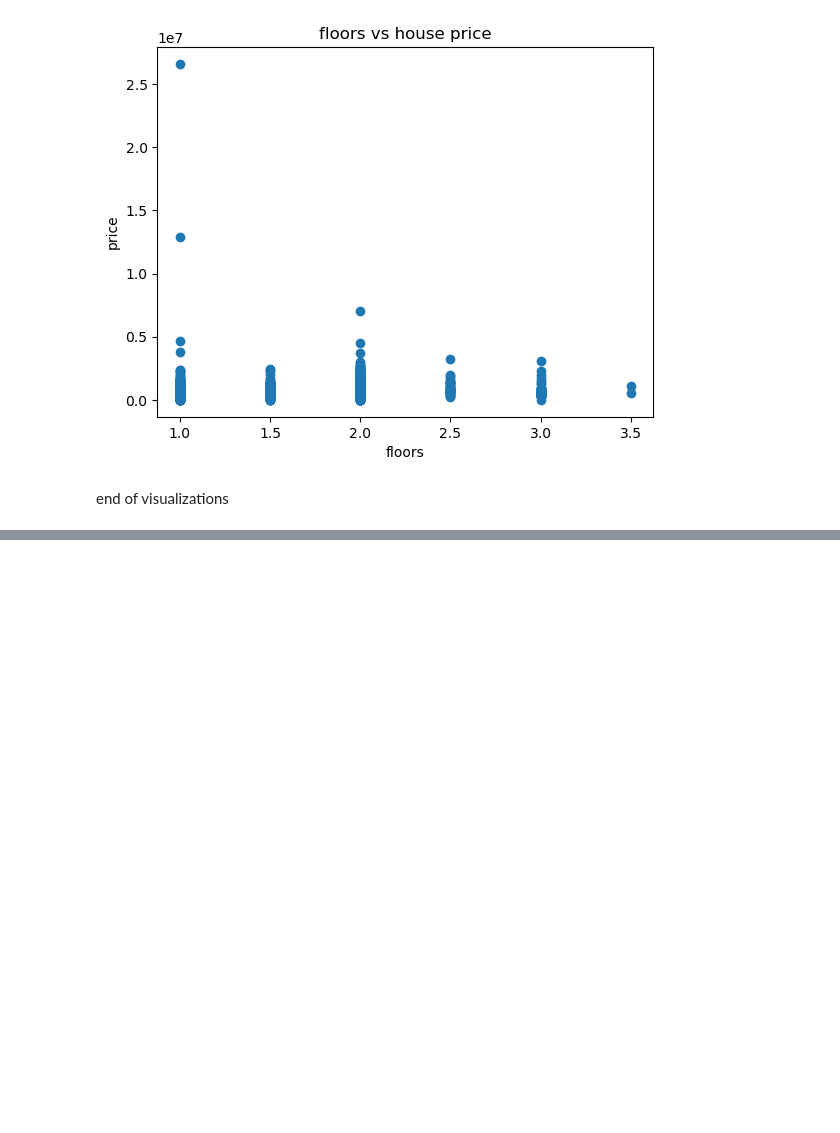
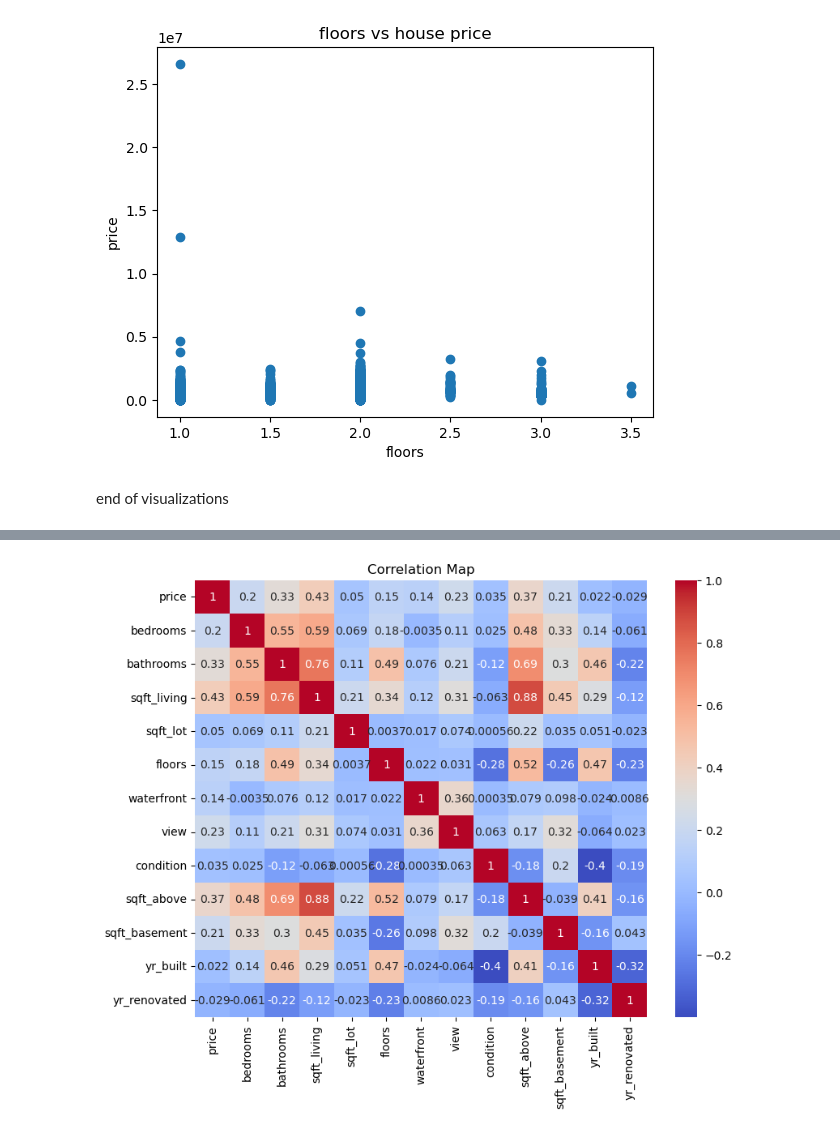
Before and after one commit to shukriaarifi/house_price_prediction, a Jupyter notebook: notebooks/house_price_prediction.ipynb, the cells around one changed output, grey strips where cells are left out. Drawn from its saved outputs; the diff is of its cells as text; code cells hidden in the pictures; blank space fills up the shorter version.

Commit message:
analyzed correlations and cleand data

```diff
--- a/notebooks/house_price_prediction.ipynb
+++ b/notebooks/house_price_prediction.ipynb
@@ -149,0 +152,3 @@ end of visualizations
+# %%
+correlation=df.corr(numeric_only=True)
+correlation["price"].sort_values(ascending=False)
@@ -149,0 +172,7 @@ end of visualizations
+# %%
+plt.figure(figsize=(9,7))
+sns.heatmap(correlation, annot=True, cmap="coolwarm")
+plt.title("Correlation Map")
+plt.show()
+# %% [output]
+[figure, added]
```
Also changed, not shown: parts of 25 cells of this notebook.
